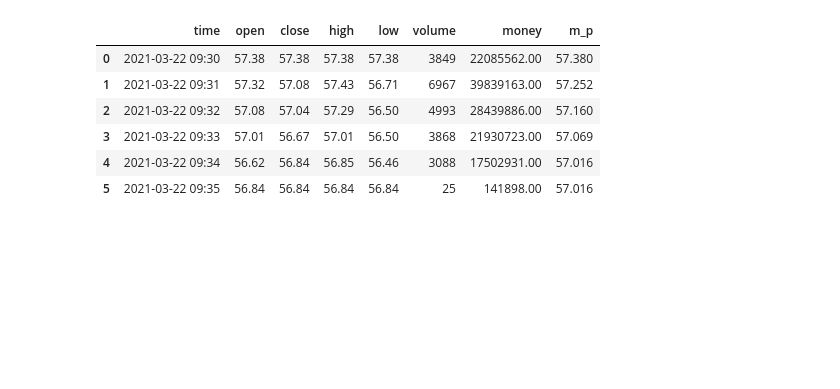
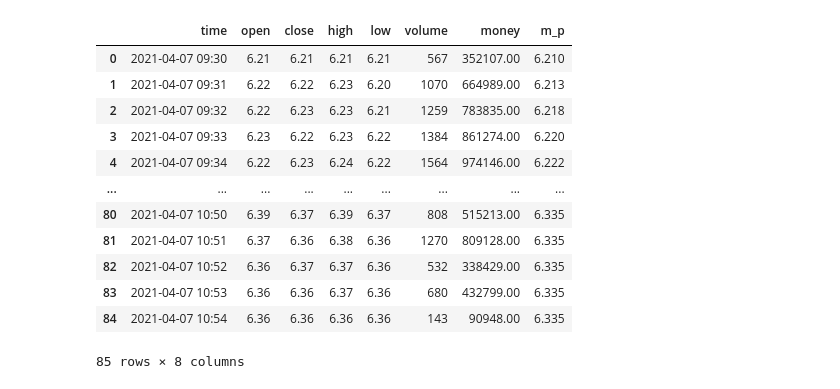
Before and after one commit to Yanie1asdfg/Quant-Lectures, a Jupyter notebook: 数据获取模块函数/股票当日1分钟实时数据.ipynb, the cells around one changed output. Drawn from its saved outputs; the diff is of its cells as text; code cells hidden in the pictures; blank space fills up the shorter version.

```diff
--- a/数据获取模块函数/股票当日1分钟实时数据.ipynb
+++ b/数据获取模块函数/股票当日1分钟实时数据.ipynb
@@ -1,32 +1,38 @@
 # %%
 import requests
 import ast
 import pandas as pd
 
 def today_min_data(code):
     if code[0]=='6':
         st ='1'
     else:
         st ='0'# 1是上证，0是深证
     url = 'http://push2his.eastmoney.com/api/qt/stock/trends2/get?cb=jQuery1124039490718071776754_1616132848105&fields1=f1%2Cf2%2Cf3%2Cf4%2Cf5%2Cf6%2Cf7%2Cf8%2Cf9%2Cf10%2Cf11%2Cf12%2Cf13&fields2=f51%2Cf52%2Cf53%2Cf54%2Cf55%2Cf56%2Cf57%2Cf58&ut=7eea3edcaed734bea9cbfc24409ed989&ndays=1&iscr=0&secid='+st+'.'+code+'&_=1616132848552'
     response = requests.get(url=url)# , params=params, headers=headers, cookies=cookies
     content = response.text
     t1 = content.find('trends":')
     t2 = content.rfind('}')
     text = content[t1+8:t2-1]
     s = ast.literal_eval(text)  # 开 收 高 低 成交量 成交金额 均价
     l1 = ["time","open","close","high","low","volume","money","m_p"]
     s_dic = [dict(zip(l1,i.split(','))) for i in s]
 
     df = pd.DataFrame(s_dic)
     return df
 
-today_min_data('300015')
+today_min_data('300133')
 # %% [output]
 |  | time | open | close | high | low | volume | money | m_p |
-| 0 | 2021-03-22 09:30 | 57.38 | 57.38 | 57.38 | 57.38 | 3849 | 22085562.00 | 57.380 |
-| 1 | 2021-03-22 09:31 | 57.32 | 57.08 | 57.43 | 56.71 | 6967 | 39839163.00 | 57.252 |
-| 2 | 2021-03-22 09:32 | 57.08 | 57.04 | 57.29 | 56.50 | 4993 | 28439886.00 | 57.160 |
-| 3 | 2021-03-22 09:33 | 57.01 | 56.67 | 57.01 | 56.50 | 3868 | 21930723.00 | 57.069 |
-| 4 | 2021-03-22 09:34 | 56.62 | 56.84 | 56.85 | 56.46 | 3088 | 17502931.00 | 57.016 |
-| 5 | 2021-03-22 09:35 | 56.84 | 56.84 | 56.84 | 56.84 | 25 | 141898.00 | 57.016 |
+| 0 | 2021-04-07 09:30 | 6.21 | 6.21 | 6.21 | 6.21 | 567 | 352107.00 | 6.210 |
+| 1 | 2021-04-07 09:31 | 6.22 | 6.22 | 6.23 | 6.20 | 1070 | 664989.00 | 6.213 |
+| 2 | 2021-04-07 09:32 | 6.22 | 6.23 | 6.23 | 6.21 | 1259 | 783835.00 | 6.218 |
+| 3 | 2021-04-07 09:33 | 6.23 | 6.22 | 6.23 | 6.22 | 1384 | 861274.00 | 6.220 |
+| 4 | 2021-04-07 09:34 | 6.22 | 6.23 | 6.24 | 6.22 | 1564 | 974146.00 | 6.222 |
+| ... | ... | ... | ... | ... | ... | ... | ... | ... |
+| 80 | 2021-04-07 10:50 | 6.39 | 6.37 | 6.39 | 6.37 | 808 | 515213.00 | 6.335 |
+| 81 | 2021-04-07 10:51 | 6.37 | 6.36 | 6.38 | 6.36 | 1270 | 809128.00 | 6.335 |
+| 82 | 2021-04-07 10:52 | 6.36 | 6.37 | 6.37 | 6.36 | 532 | 338429.00 | 6.335 |
+| 83 | 2021-04-07 10:53 | 6.36 | 6.36 | 6.37 | 6.36 | 680 | 432799.00 | 6.335 |
+| 84 | 2021-04-07 10:54 | 6.36 | 6.36 | 6.36 | 6.36 | 143 | 90948.00 | 6.335 |
+85 rows × 8 columns
```
Also changed, not shown: 1 other file.
